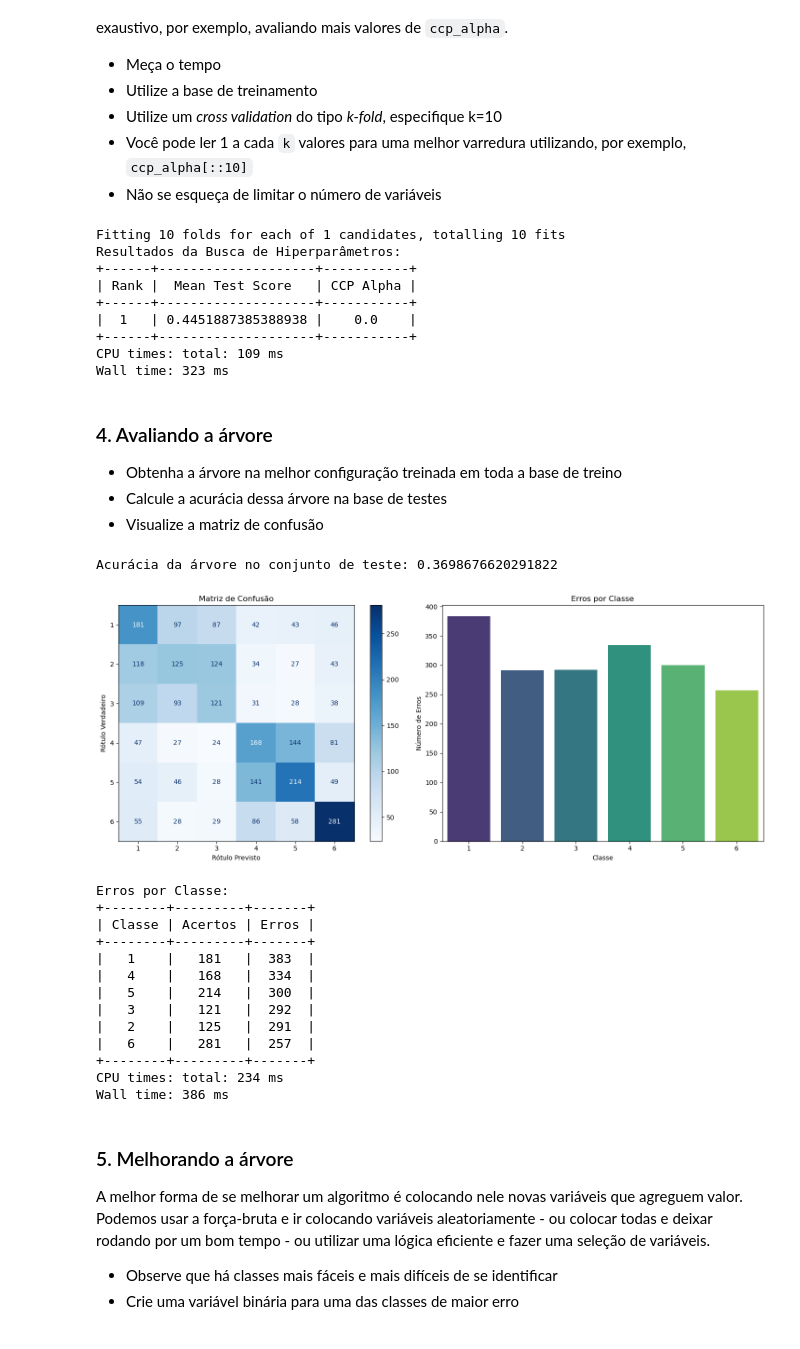
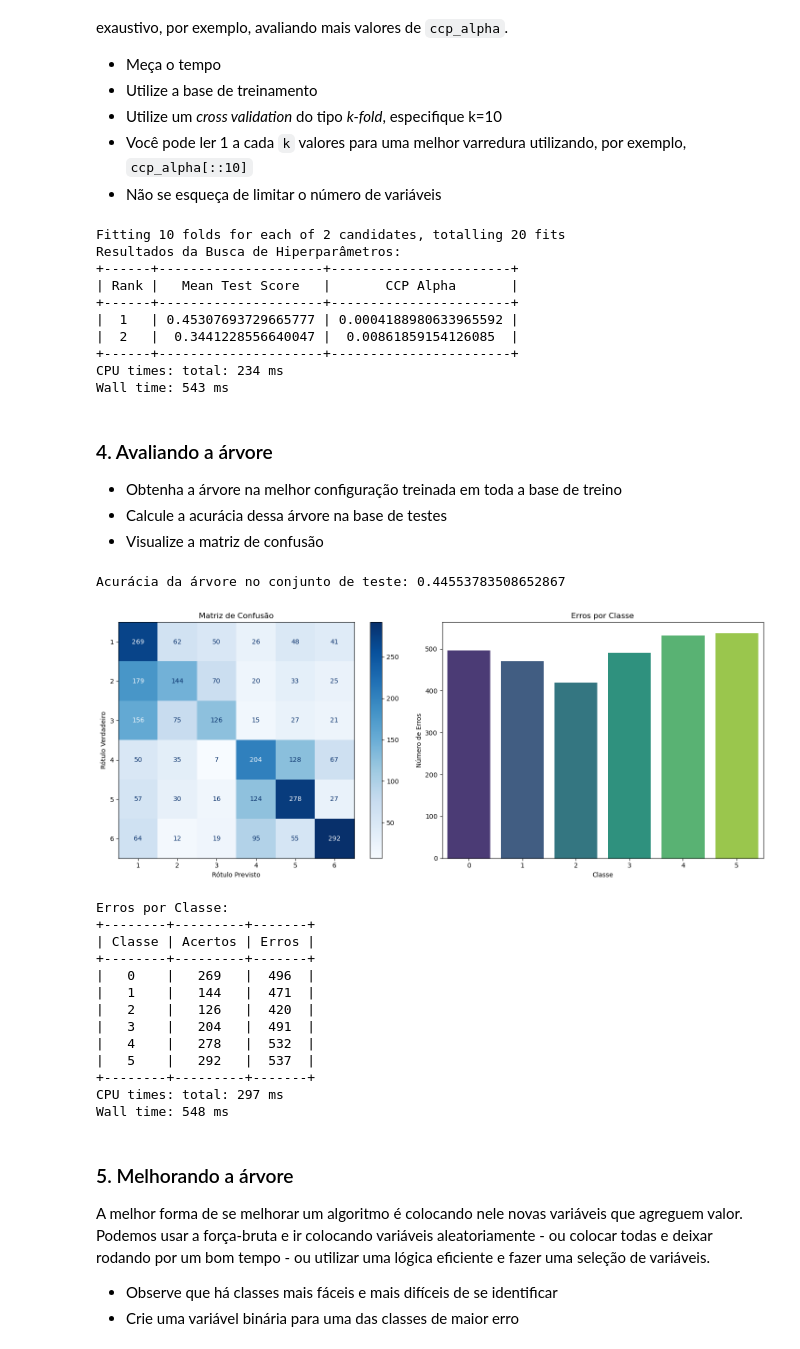
Before and after one commit to arthurx-x/python-exercises, a Jupyter notebook: MOD-17-Trees II (Part II: classification tree)/MOD17-EX1A3.ipynb, the cells around one changed output. Saved outputs shown, nothing was run; the diff lists cells and outputs as text; code cells hidden in the pictures.

```diff
--- a/MOD-17-Trees II (Part II: classification tree)/MOD17-EX1A3.ipynb
+++ b/MOD-17-Trees II (Part II: classification tree)/MOD17-EX1A3.ipynb
@@ -179,8 +179,8 @@ import os
 %%time
 
 # Carregando conjuntos de treino e teste
-X_train = pd.read_csv('X_train.csv', index_col=['Unnamed: 0'])
-y_train = pd.read_csv('y_train.txt', header=None).squeeze('columns')
-X_test = pd.read_csv('X_test.csv', index_col=['Unnamed: 0'])
-y_test = pd.read_csv('y_test.txt', header=None).squeeze('columns')
+X_train = pd.read_csv('./data/X_train.csv', index_col=['Unnamed: 0'])
+y_train = pd.read_csv('./data/y_train.txt', header=None).squeeze('columns')
+X_test = pd.read_csv('./data/X_test.csv', index_col=['Unnamed: 0'])
+y_test = pd.read_csv('./data/y_test.txt', header=None).squeeze('columns')
 # %% [output]
@@ -348,10 +351,10 @@ from sklearn.metrics import accuracy_score, confusion_matrix, ConfusionMatrixDis
 # %%
 %%time
 # Carregando os dados de treino e teste
-X_train = pd.read_csv('X_train.csv', index_col='Unnamed: 0')[['1 tBodyAcc-mean()-X', '2 tBodyAcc-mean()-Y', '3 tBodyAcc-mean()-Z']]
-y_train = pd.read_csv('y_train.txt', header=None).squeeze()
-X_test = pd.read_csv('X_test.csv', index_col='Unnamed: 0')[['1 tBodyAcc-mean()-X', '2 tBodyAcc-mean()-Y', '3 tBodyAcc-mean()-Z']]
-y_test = pd.read_csv('y_test.txt', header=None).squeeze()
+X_train = pd.read_csv('./data/X_train.csv', index_col='Unnamed: 0')[['1 tBodyAcc-mean()-X', '2 tBodyAcc-mean()-Y', '3 tBodyAcc-mean()-Z']]
+y_train = pd.read_csv('./data/y_train.txt', header=None).squeeze()
+X_test = pd.read_csv('./data/X_test.csv', index_col='Unnamed: 0')[['1 tBodyAcc-mean()-X', '2 tBodyAcc-mean()-Y', '3 tBodyAcc-mean()-Z']]
+y_test = pd.read_csv('./data/y_test.txt', header=None).squeeze()
 
 # Criando uma tabela para exibir os formatos dos conjuntos de dados
 table = PrettyTable()
@@ -412,6 +418,9 @@ Vou deixar especificações iniciais mínimas, que visam limitar o tempo de máq
 def treinar_e_avaliar_arvore(X_train, y_train, X_test, y_test, ccp_alphas):
     # Inicializando o classificador de árvore de decisão com parâmetros adequados
     clf = DecisionTreeClassifier(min_samples_leaf=20, random_state=42)
+
+    # Removendo o valor zero do vetor ccp_alphas
+    ccp_alphas = [alpha for alpha in ccp_alphas if alpha != 0]
 
     # Configurando o grid de parâmetros para busca
     grid = GridSearchCV(estimator=clf, param_grid={'ccp_alpha': ccp_alphas[::10]}, cv=10, verbose=1)
@@ -438,15 +447,16 @@ def treinar_e_avaliar_arvore(X_train, y_train, X_test, y_test, ccp_alphas):
 # Treinando e avaliando a árvore de decisão
 melhor_ccp_1 = treinar_e_avaliar_arvore(X_train, y_train, X_test, y_test, ccp_alphas)
 # %% [output]
-Fitting 10 folds for each of 1 candidates, totalling 10 fits
+Fitting 10 folds for each of 2 candidates, totalling 20 fits
 Resultados da Busca de Hiperparâmetros:
-+------+--------------------+-----------+
-| Rank |  Mean Test Score   | CCP Alpha |
-+------+--------------------+-----------+
-|  1   | 0.4451887385388938 |    0.0    |
-+------+--------------------+-----------+
-CPU times: total: 109 ms
-Wall time: 323 ms
++------+---------------------+-----------------------+
+| Rank |   Mean Test Score   |       CCP Alpha       |
++------+---------------------+-----------------------+
+|  1   | 0.45307693729665777 | 0.0004188980633965592 |
+|  2   |  0.3441228556640047 |  0.00861859154126085  |
++------+---------------------+-----------------------+
+CPU times: total: 234 ms
+Wall time: 543 ms
 # %% [markdown]
 ### 4. Avaliando a árvore
 
@@ -459,51 +469,62 @@ Wall time: 323 ms
 clf_1 = DecisionTreeClassifier(random_state=42, ccp_alpha=melhor_ccp_1).fit(X_train, y_train)
 
 # Avaliar a acurácia da árvore no conjunto de teste
-acuracia = accuracy_score(y_test, clf_1.predict(X_test))
+y_pred = clf_1.predict(X_test)
+acuracia = accuracy_score(y_test, y_pred)
 print('Acurácia da árvore no conjunto de teste:', acuracia)
+
+# Calcular a matriz de confusão e os erros por classe
+matriz_confusao = confusion_matrix(y_test, y_pred)
+resultados_df_1 = pd.DataFrame(matriz_confusao, index=clf_1.classes_, columns=clf_1.classes_)
+resultados_df_1['acertos'] = np.diag(matriz_confusao)
+resultados_df_1['erros'] = resultados_df_1.sum(axis=1) - resultados_df_1['acertos']
+
+# Convertendo a coluna 'classe' para valores numéricos
+resultados_df_1 = resultados_df_1.reset_index()
+resultados_df_1['classe'] = resultados_df_1['index'].astype('category').cat.codes
 
 # Exibir a matriz de confusão e erros por classe
 fig, axs = plt.subplots(1, 2, figsize=(15, 6))
 
 # Matriz de Confusão
-matriz_confusao_display = ConfusionMatrixDisplay(confusion_matrix(y_test, y_pred), display_labels=clf_1.classes_)
+matriz_confusao_display = ConfusionMatrixDisplay(matriz_confusao, display_labels=clf_1.classes_)
 matriz_confusao_display.plot(cmap=plt.cm.Blues, values_format=".0f", xticks_rotation='horizontal', ax=axs[0])
 axs[0].set_title('Matriz de Confusão')
 axs[0].set_xlabel('Rótulo Previsto')
 axs[0].set_ylabel('Rótulo Verdadeiro')
 
 # Erros por Classe
-sns.barplot(x='classe', y='erros', data=resultados_df_1.reset_index(), palette='viridis', ax=axs[1])
+sns.barplot(x='classe', y='erros', data=resultados_df_1, palette='viridis', ax=axs[1])
 axs[1].set_title('Erros por Classe')
 axs[1].set_xlabel('Classe')
 axs[1].set_ylabel('Número de Erros')
 
 plt.tight_layout()
 plt.show()
 
 # Exibir informações sobre os erros por classe usando PrettyTable
 erros_table = PrettyTable()
 erros_table.field_names = ['Classe', 'Acertos', 'Erros']
 for i, row in resultados_df_1.iterrows():
     erros_table.add_row([i, row['acertos'], row['erros']])
 print("Erros por Classe:")
 print(erros_table)
 # %% [output]
-Acurácia da árvore no conjunto de teste: 0.3698676620291822
+Acurácia da árvore no conjunto de teste: 0.44553783508652867
-[figure, old version]
+[figure, new version]
 Erros por Classe:
 +--------+---------+-------+
 | Classe | Acertos | Erros |
 +--------+---------+-------+
-|   1    |   181   |  383  |
-|   4    |   168   |  334  |
-|   5    |   214   |  300  |
-|   3    |   121   |  292  |
-|   2    |   125   |  291  |
-|   6    |   281   |  257  |
+|   0    |   269   |  496  |
+|   1    |   144   |  471  |
+|   2    |   126   |  420  |
+|   3    |   204   |  491  |
+|   4    |   278   |  532  |
+|   5    |   292   |  537  |
 +--------+---------+-------+
-CPU times: total: 234 ms
-Wall time: 386 ms
+CPU times: total: 297 ms
+Wall time: 548 ms
 # %% [markdown]
 ### 5. Melhorando a árvore
 
```
Also changed, not shown: parts of 13 cells of this notebook.
